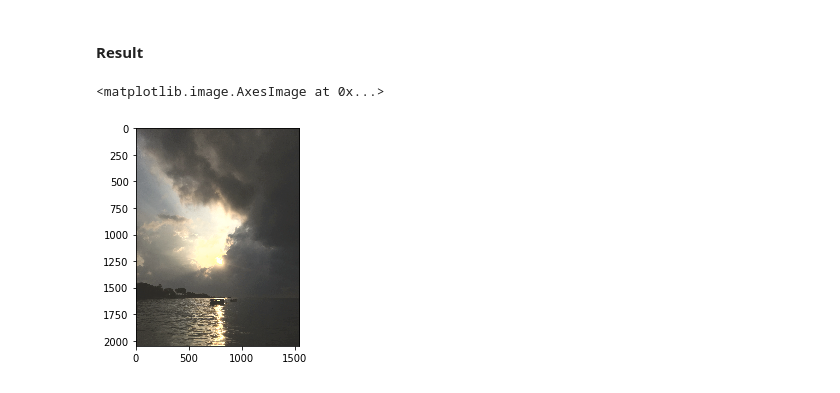
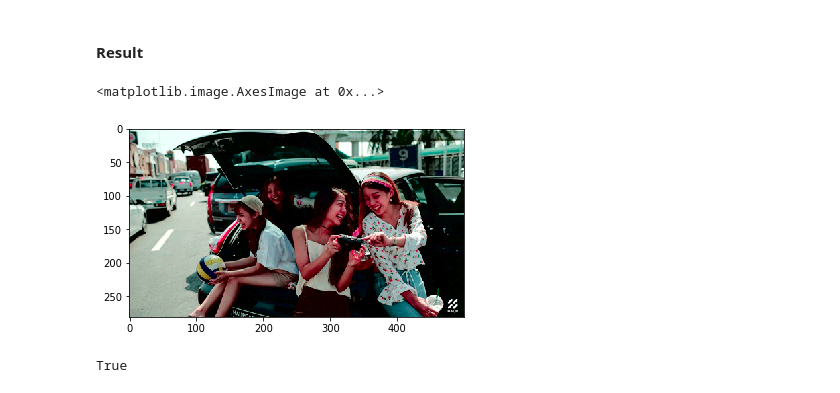
Before and after one commit to K-T1/style_transfer, a Jupyter notebook: Reinhart.ipynb, the cells around one changed output. Drawn from its saved outputs; the diff is of its cells as text; code cells hidden in the pictures.

```diff
--- a/Reinhart.ipynb
+++ b/Reinhart.ipynb
@@ -8,8 +8,8 @@ SOURCE_PATH = './example/target.png'
 INPUT_PATH2 = './example/source.jpeg'
 SOURCE_PATH2 = './example/target.jpeg'
 # %%
-inputImage = cv2.imread(SOURCE_PATH2)
-sourceImage = cv2.imread(INPUT_PATH2)
+inputImage = cv2.imread(SOURCE_PATH)
+sourceImage = cv2.imread(SOURCE_PATH2)
 # %% [markdown]
 #### Target
 # %%
@@ -94,11 +94,15 @@ transfer = cv2.merge([l, a, b])
 # %%
 transfer = cv2.cvtColor(transfer.astype("uint8"), cv2.COLOR_LAB2BGR)
 # %%
-transfer = cv2.cvtColor(transfer.astype("uint8"), cv2.COLOR_BGR2RGB)
+# transfer = cv2.cvtColor(transfer.astype("uint8"), cv2.COLOR_BGR2RGB)
 # %% [markdown]
 #### Result
 # %%
-plt.imshow(transfer)
+plt.imshow(cv2.cvtColor(transfer.astype("uint8"), cv2.COLOR_BGR2RGB))
 # %% [output]
 <matplotlib.image.AxesImage at 0x...>
-[figure, old version]
+[figure, new version]
+# %%
+cv2.imwrite('output.jpg', transfer)
+# %% [output]
+True
```
Also changed, not shown: parts of 4 cells of this notebook, 4 other files.
